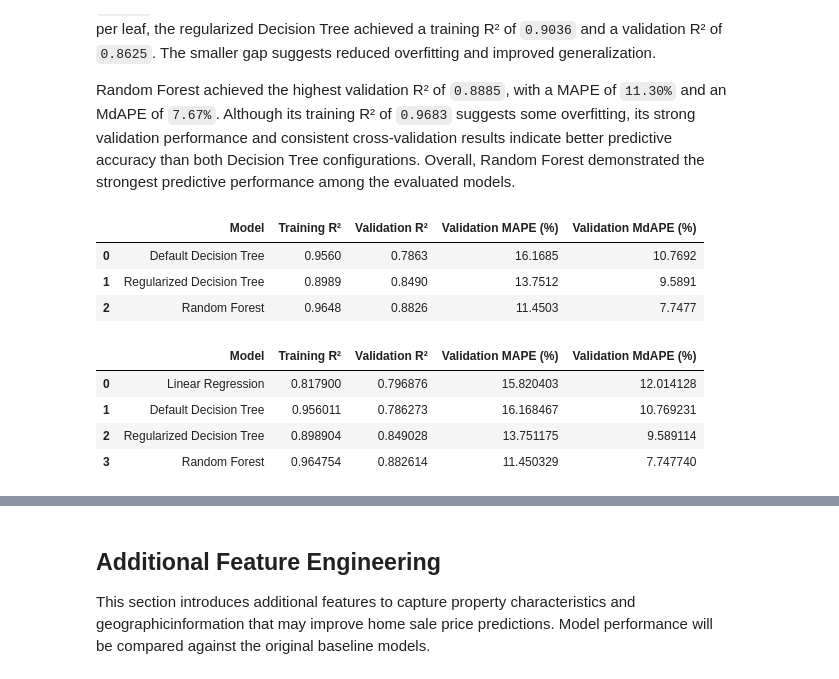
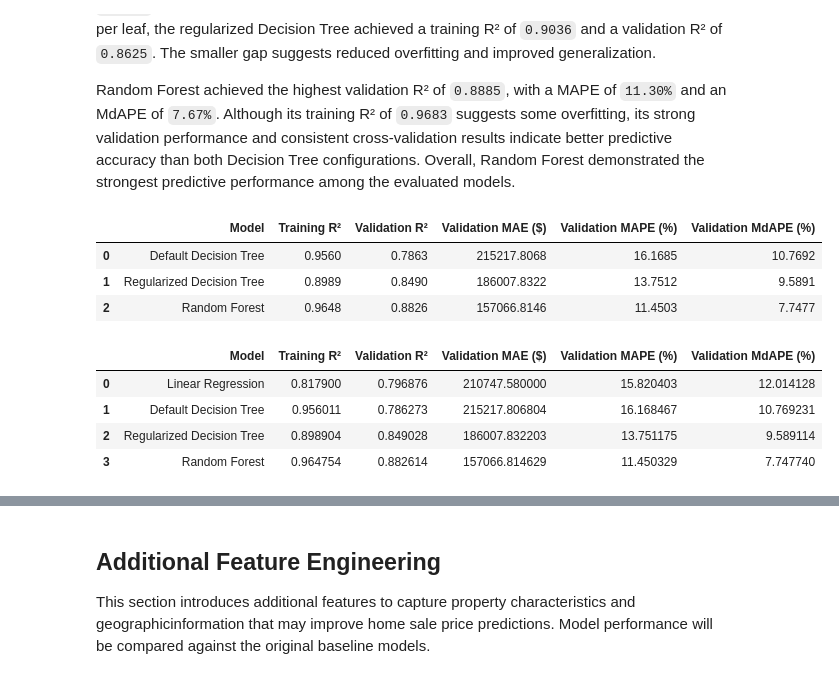
Before and after one commit to Jehad142/IDX-Exchange-Data-Science, a Jupyter notebook: notebooks/04_model_comparison.ipynb, the cells around one changed output, grey strips where cells are left out. Cells and saved outputs as stored; diff of their text form; code cells hidden in the pictures.

```diff
--- a/notebooks/04_model_comparison.ipynb
+++ b/notebooks/04_model_comparison.ipynb
@@ -98,13 +100,13 @@ Features with 80% or more missing values are excluded from modeling. Based on th
 
 Note: Detailed geographic layer using school districts will be added in Week 6 (Feature engineering).
 # %%
-feature_columns = ["AttachedGarageYN", "BathroomsTotalInteger", "BedroomsTotal",
+feature_columns = ["AttachedGarageYN", "BathroomsTotalInteger", "BedroomsTotal", "Flooring",
                    "City", "CountyOrParish", "FireplaceYN", "GarageSpaces", "Latitude",
                    "Longitude", "LivingArea","LotSizeSquareFeet", "LotSizeAcres", "NewConstructionYN",
-                   "ParkingTotal", "PoolPrivateYN", "PostalCode", "ViewYN", "YearBuilt"]
+                   "ParkingTotal", "PoolPrivateYN", "PostalCode", "ViewYN", "YearBuilt", "AssociationFee", "AssociationFeeFrequency"]
 
 target_column = ["ClosePrice"]
-tracking_columns = ["SourceMonth", "CloseDate"]
+tracking_columns = ["SourceMonth", "CloseDate", "ListingContractDate"]
 
 key_columns = feature_columns + target_column + tracking_columns
 # %%
@@ -372,8 +377,7 @@ cv_results = []
 
 for name, pipeline in [("Default Decision Tree", default_tree_pipeline), ("Regularized Decision Tree", decision_tree_pipeline),\
                        ("Random Forest", random_forest_pipeline)]:
-    scores = cross_validate(pipeline, X_cv, y_cv, cv=cv_splits,
-                            scoring={"R²": close_price_r2, "MAPE": dollar_mape,"MdAPE": dollar_mdape}, n_jobs=-1)
+    scores = cross_validate(pipeline, X_cv, y_cv, cv=cv_splits, scoring={"R²": close_price_r2, "MAPE": dollar_mape,"MdAPE": dollar_mdape})
 
     cv_results.append({"Model": name, "Mean CV R²": scores["test_R²"].mean(),
         "Mean CV MAPE (%)": scores["test_MAPE"].mean(), "Mean CV MdAPE (%)": scores["test_MdAPE"].mean()})
@@ -426,11 +430,12 @@ for name, pipeline in [
     # Calculate evaluation metrics
     train_r2 = r2_score(np.expm1(y_train), train_predictions)
     val_r2 = r2_score(np.expm1(y_val), val_predictions)
+    val_mae = mean_absolute_error(np.expm1(y_val), val_predictions)
     val_mape = mape(np.expm1(y_val), val_predictions)
     val_mdape = mdape(np.expm1(y_val), val_predictions)
 
     # Store model results
-    validation_results.append({"Model": name, "Training R²": train_r2, "Validation R²": val_r2,
+    validation_results.append({"Model": name, "Training R²": train_r2, "Validation R²": val_r2, "Validation MAE ($)": val_mae,
                                "Validation MAPE (%)": val_mape, "Validation MdAPE (%)": val_mdape})
 
 # Create comparison DF
@@ -438,23 +443,23 @@ validation_results_df = pd.DataFrame(validation_results)
 
 display(validation_results_df.round(4))
 # %% [output]
-|  | Model | Training R² | Validation R² | Validation MAPE (%) | Validation MdAPE (%) |
-| 0 | Default Decision Tree | 0.9560 | 0.7863 | 16.1685 | 10.7692 |
-| 1 | Regularized Decision Tree | 0.8989 | 0.8490 | 13.7512 | 9.5891 |
-| 2 | Random Forest | 0.9648 | 0.8826 | 11.4503 | 7.7477 |
+|  | Model | Training R² | Validation R² | Validation MAE ($) | Validation MAPE (%) | Validation MdAPE (%) |
+| 0 | Default Decision Tree | 0.9560 | 0.7863 | 215217.8068 | 16.1685 | 10.7692 |
+| 1 | Regularized Decision Tree | 0.8989 | 0.8490 | 186007.8322 | 13.7512 | 9.5891 |
+| 2 | Random Forest | 0.9648 | 0.8826 | 157066.8146 | 11.4503 | 7.7477 |
 # %%
 # Add Linear Regression baseline validation results
 baseline_validation = pd.DataFrame([{"Model": "Linear Regression", "Training R²": 0.8179,
-                                     "Validation R²": 0.796876, "Validation MAPE (%)": 15.820403,
+                                     "Validation R²": 0.796876, "Validation MAE ($)": 210747.58, "Validation MAPE (%)": 15.820403,
                                      "Validation MdAPE (%)": 12.014128}])
 
 # Combine baseline with advanced model results
 validation_comparison_df = pd.concat([baseline_validation, validation_results_df],ignore_index=True)
 
 display(validation_comparison_df)
 # %% [output]
-|  | Model | Training R² | Validation R² | Validation MAPE (%) | Validation MdAPE (%) |
-| 0 | Linear Regression | 0.817900 | 0.796876 | 15.820403 | 12.014128 |
-| 1 | Default Decision Tree | 0.956011 | 0.786273 | 16.168467 | 10.769231 |
-| 2 | Regularized Decision Tree | 0.898904 | 0.849028 | 13.751175 | 9.589114 |
-| 3 | Random Forest | 0.964754 | 0.882614 | 11.450329 | 7.747740 |
+|  | Model | Training R² | Validation R² | Validation MAE ($) | Validation MAPE (%) | Validation MdAPE (%) |
+| 0 | Linear Regression | 0.817900 | 0.796876 | 210747.580000 | 15.820403 | 12.014128 |
+| 1 | Default Decision Tree | 0.956011 | 0.786273 | 215217.806804 | 16.168467 | 10.769231 |
+| 2 | Regularized Decision Tree | 0.898904 | 0.849028 | 186007.832203 | 13.751175 | 9.589114 |
+| 3 | Random Forest | 0.964754 | 0.882614 | 157066.814629 | 11.450329 | 7.747740 |
```
Also changed, not shown: parts of 70 cells of this notebook.
